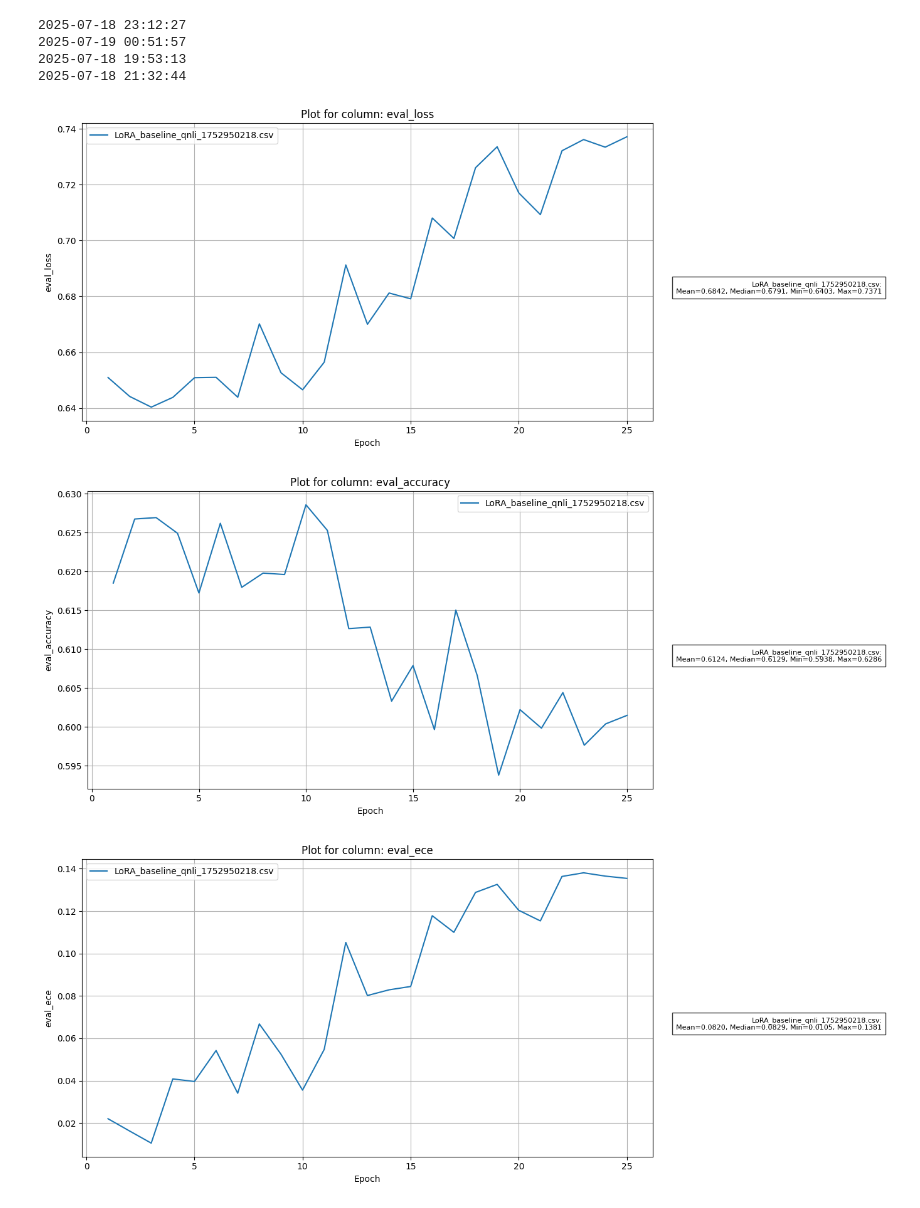
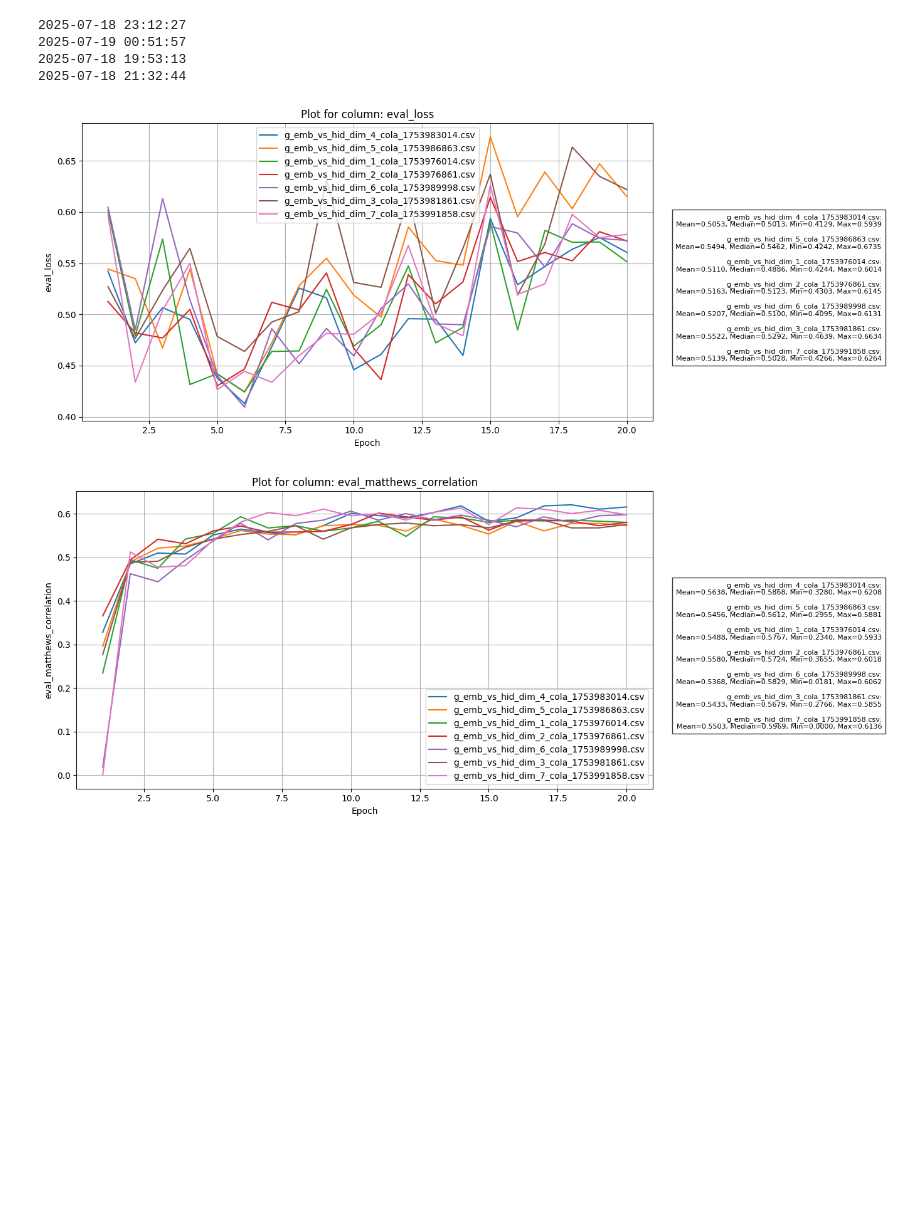
Before and after one commit to Yanggu11/TrustLoRA, a Jupyter notebook: read_outputs.ipynb, the cells around one changed output. Drawn from its saved outputs; the diff is of its cells as text; code cells hidden in the pictures; blank space fills up the shorter version.

Commit message:
style: new dir structure for results

```diff
--- a/read_outputs.ipynb
+++ b/read_outputs.ipynb
@@ -77,11 +77,10 @@ print(dt_object)
 2025-07-18 19:53:13
 2025-07-18 21:32:44
 # %%
-dir_name = "./results/lora_baselines/qnli/"
+dir_name = "./results/ablation_studies_china/g/"
 csv_files = [dir_name + file for file in os.listdir(dir_name)]
 
-plot_csv_columns(csv_files[:1])
+plot_csv_columns(csv_files)
 # %% [output]
-[figure, old version]
+[figure, new version]
-[figure, old version]
+[figure, new version]
-[figure, removed]
```
Also changed, not shown: parts of 1 cell of this notebook, 23 other files.
